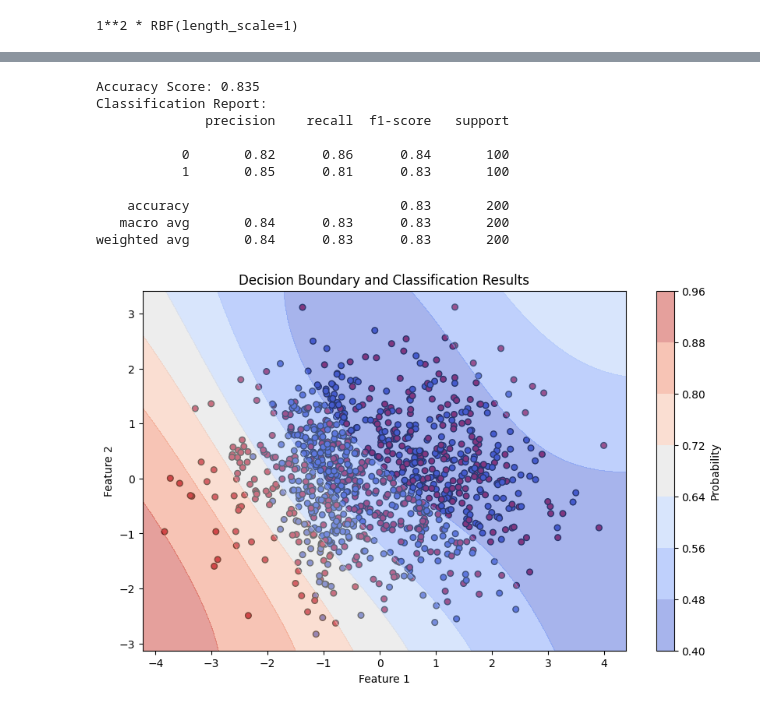
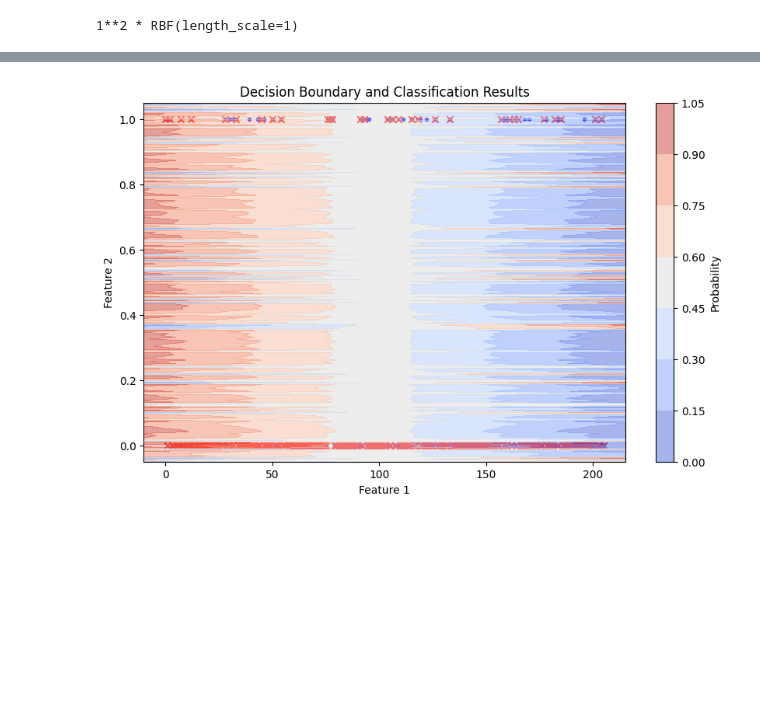
Before and after one commit to Suraj6E/ModelOptimization, a Jupyter notebook: GaussianClassification.ipynb, the cells around one changed output, grey strips where cells are left out. Cells and saved outputs as stored; diff of their text form; code cells hidden in the pictures; blank space fills up the shorter version.

Commit message:
decision boundry added

```diff
--- a/GaussianClassification.ipynb
+++ b/GaussianClassification.ipynb
@@ -290,43 +287,31 @@ ValueError: 'c' argument must be a color, a sequence of colors, or a sequence of
 # %%
 
 # Selecting two features for decision boundary visualization
 feature1_index = 0  # Index of the first feature
 feature2_index = 1  # Index of the second feature
 
 # Plot data points
 plt.figure(figsize=(10, 6))
-plt.scatter(X[:, feature1_index], X[:, feature2_index], c=y, cmap='coolwarm', edgecolors='k', s=30)
 
-# Plot decision boundary
+plt.scatter(range(len(y_test)), y_test, c='blue', label='Actual Classes', marker='.')
+plt.scatter(range(len(y_pred)), y_pred, c='red', label='Predicted Classes', marker='x')
+
+# # Plot decision boundary
 ax = plt.gca()
 xlim = ax.get_xlim()
 ylim = ax.get_ylim()
 
-xx, yy = np.meshgrid(np.linspace(xlim[0], xlim[1], 50),
-                        np.linspace(ylim[0], ylim[1], 50))
+xx, yy = np.meshgrid(np.linspace(xlim[0], xlim[1], 2),
+                        np.linspace(ylim[0], ylim[1], len(y_test)))
 
-# Using only two features for decision boundary prediction
-Z = gpc_model.predict_proba(np.c_[xx.ravel(), yy.ravel(), np.zeros_like(xx.ravel()), np.zeros_like(xx.ravel()),
-                                   np.zeros_like(xx.ravel()), np.zeros_like(xx.ravel()), np.zeros_like(xx.ravel()),
-                                   np.zeros_like(xx.ravel())])[:, 1]
-Z = Z.reshape(xx.shape)
+Z = gpc_model.predict_proba(X_test)
 
 plt.contourf(xx, yy, Z, alpha=0.5, cmap='coolwarm')
 plt.colorbar(label='Probability')
 
 plt.xlabel(f'Feature {feature1_index + 1}')
 plt.ylabel(f'Feature {feature2_index + 1}')
 plt.title('Decision Boundary and Classification Results')
 plt.show()
 # %% [output]
-Accuracy Score: 0.835
-Classification Report:
-              precision    recall  f1-score   support
-
-           0       0.82      0.86      0.84       100
-           1       0.85      0.81      0.83       100
-
-    accuracy                           0.83       200
-   macro avg       0.84      0.83      0.83       200
-weighted avg       0.84      0.83      0.83       200
-[figure, old version]
+[figure, new version]
```
Also changed, not shown: parts of 5 cells of this notebook.
